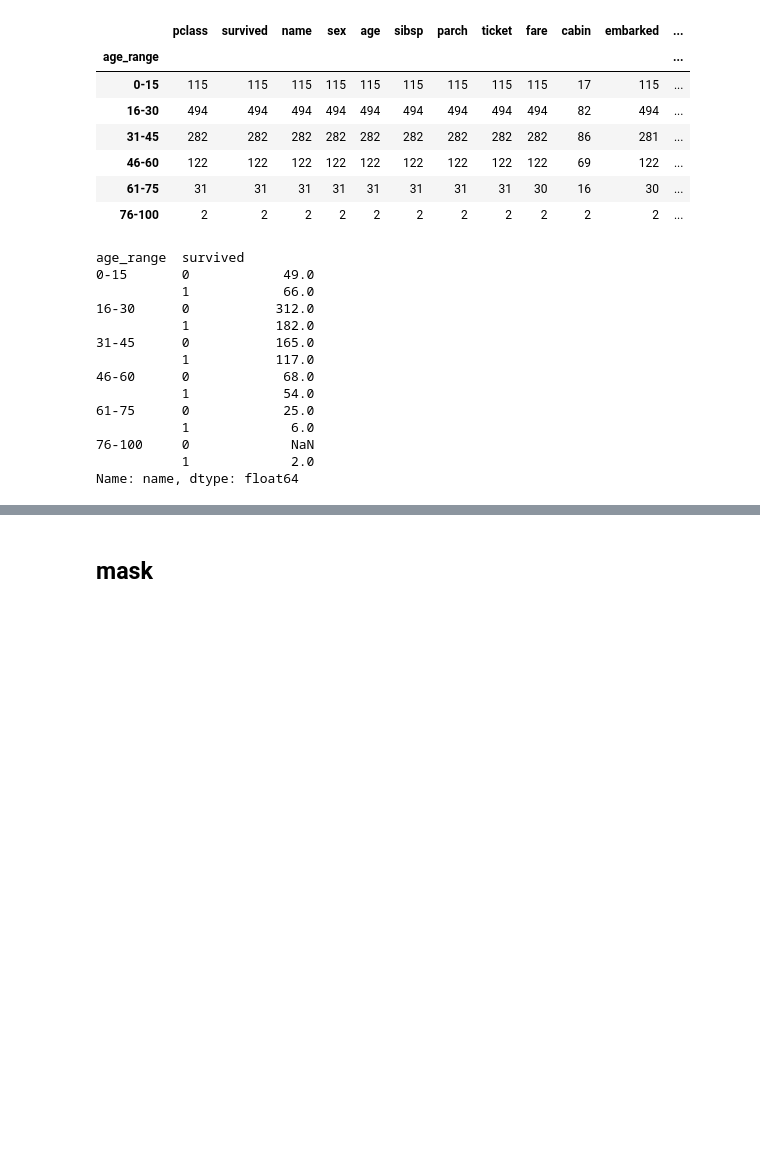
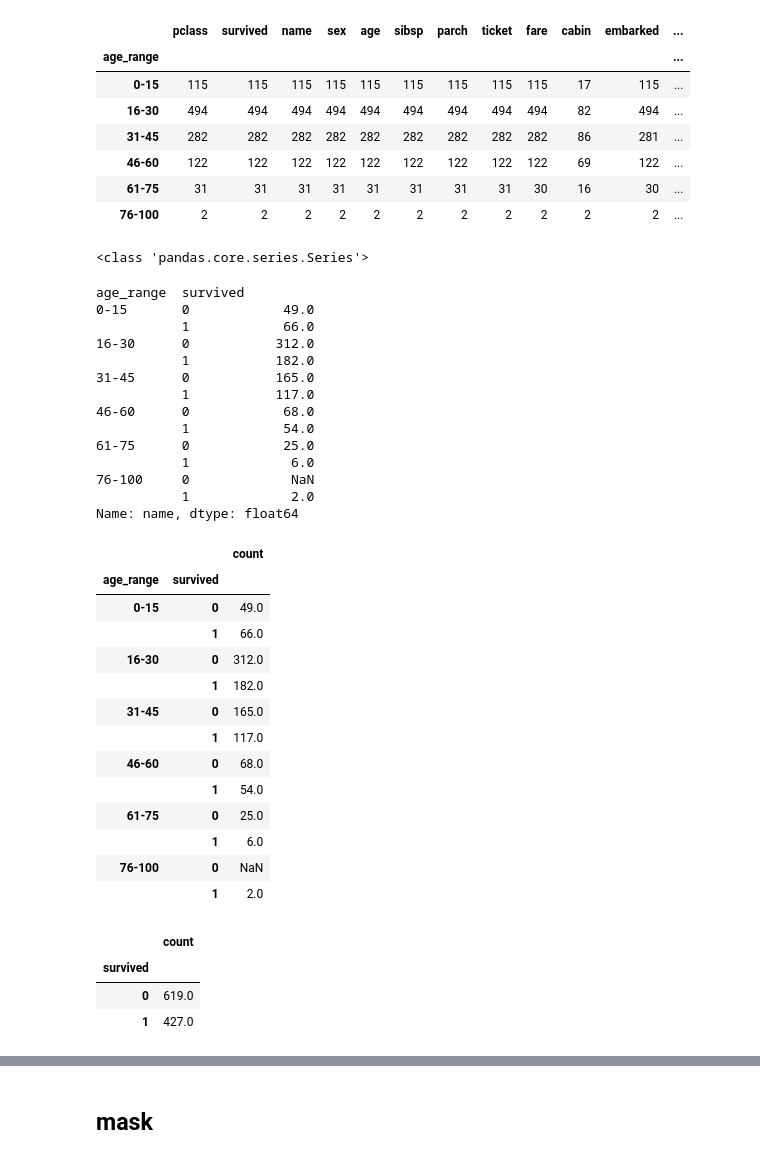
Before and after one commit to NCKU-IDS-2021/TA_Pandas, a Jupyter notebook: TA_Class_II_Pandas.ipynb, the cells around one changed output, grey strips where cells are left out. Cells and saved outputs as stored; diff of their text form; code cells hidden in the pictures; blank space fills up the shorter version.

Commit message:
Update the examples of groupby and cut, and upload the slides

```diff
--- a/TA_Class_II_Pandas.ipynb
+++ b/TA_Class_II_Pandas.ipynb
@@ -182,19 +182,48 @@ df.groupby(['age_range']).count()
 | 61-75 | 31 | 31 | 31 | 31 | 31 | 31 | 31 | 31 | 30 | 16 | 30 | ... |
 | 76-100 | 2 | 2 | 2 | 2 | 2 | 2 | 2 | 2 | 2 | 2 | 2 | ... |
 # %%
+print(type(df.groupby(['age_range', 'survived']).count().name))
 df.groupby(['age_range', 'survived']).count().name
 # %% [output]
-age_range  survived
-0-15       0            49.0
-           1            66.0
-16-30      0           312.0
-           1           182.0
-31-45      0           165.0
-           1           117.0
-46-60      0            68.0
-           1            54.0
-61-75      0            25.0
-           1             6.0
-76-100     0             NaN
-           1             2.0
-Name: name, dtype: float64
+<class 'pandas.core.series.Series'>
+age_range  survived
+0-15       0            49.0
+           1            66.0
+16-30      0           312.0
+           1           182.0
+31-45      0           165.0
+           1           117.0
+46-60      0            68.0
+           1            54.0
+61-75      0            25.0
+           1             6.0
+76-100     0             NaN
+           1             2.0
+Name: name, dtype: float64
+# %%
+# Those whose age is missing will not be counted
+df_new = df.groupby(['age_range', 'survived']).count().name.to_frame() # since names are unique
+df_new = df_new.rename(columns={'name':'count'})
+df_new
+# %% [output]
+|  |  | count |
+| age_range | survived |  |
+| 0-15 | 0 | 49.0 |
+|  | 1 | 66.0 |
+| 16-30 | 0 | 312.0 |
+|  | 1 | 182.0 |
+| 31-45 | 0 | 165.0 |
+|  | 1 | 117.0 |
+| 46-60 | 0 | 68.0 |
+|  | 1 | 54.0 |
+| 61-75 | 0 | 25.0 |
+|  | 1 | 6.0 |
+| 76-100 | 0 | NaN |
+|  | 1 | 2.0 |
+# %%
+df_new.groupby('survived').sum()
+# %% [output]
+|  | count |
+| survived |  |
+| 0 | 619.0 |
+| 1 | 427.0 |
```
Also changed, not shown: parts of 10 cells of this notebook, 1 other file.
